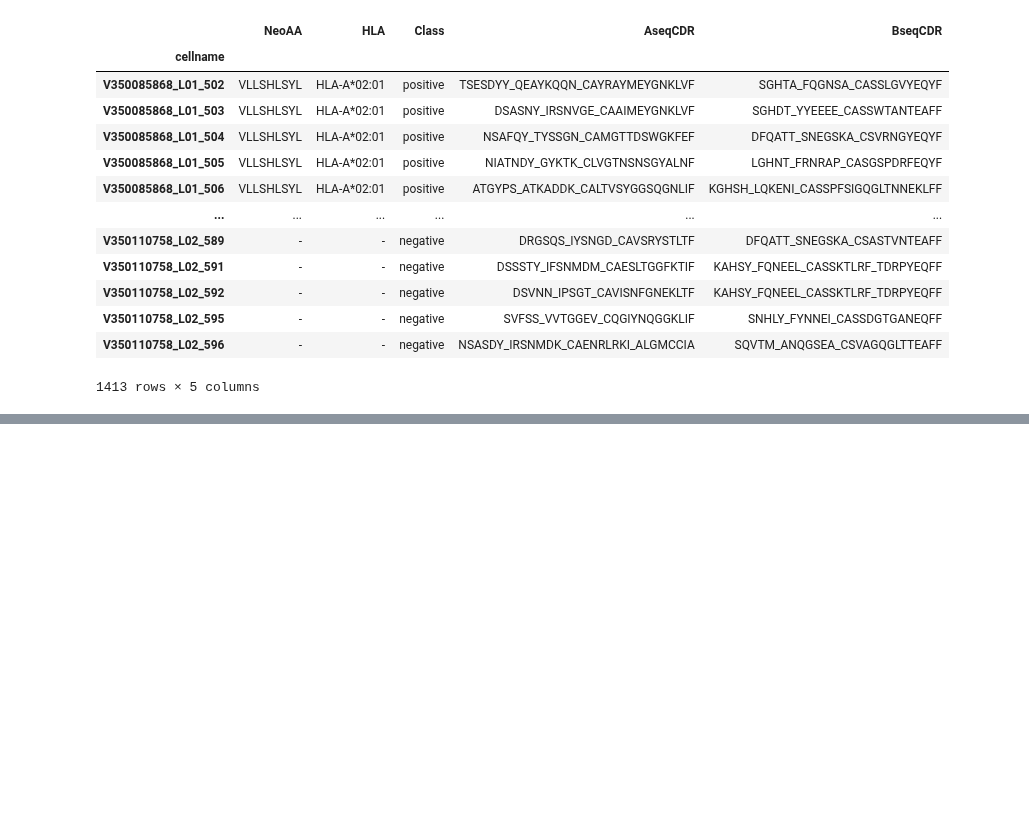
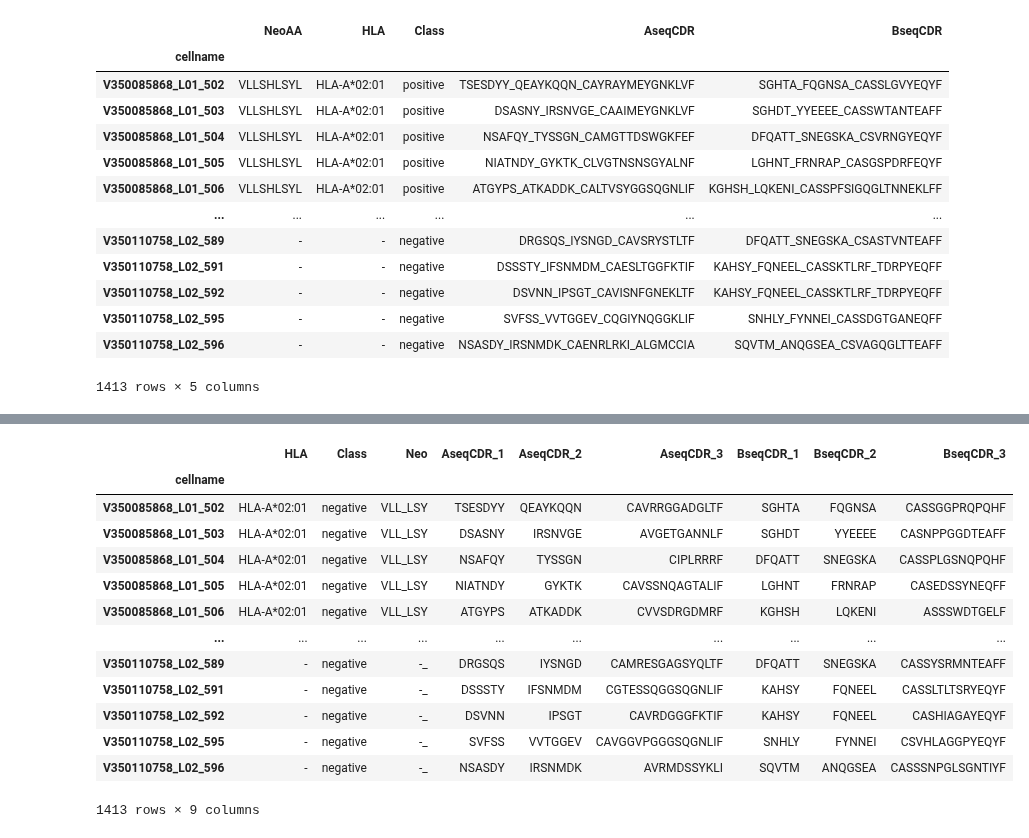
Before and after one commit to cb11711211/pMHC-TCR-binding-prediction, a Jupyter notebook: prediction_model/testing_diverse_model.ipynb, the cells around one changed output, grey strips where cells are left out. Cells and saved outputs as stored; diff of their text form; code cells hidden in the pictures; blank space fills up the shorter version.

```diff
--- a/prediction_model/testing_diverse_model.ipynb
+++ b/prediction_model/testing_diverse_model.ipynb
@@ -424,0 +425,24 @@ for chain in ["AseqCDR", "BseqCDR"]:
+# %%
+# Create some negative sample by randomly mutant the aa of CDR3 sequence
+df_ng = df.copy()
+df_ng["Class"] = "negative"
+df_ng["AseqCDR_3"] = df_ng["AseqCDR_3"].apply(lambda x: random.choice(list(set(df["AseqCDR_3"]) - set(x))))
+df_ng["BseqCDR_3"] = df_ng["BseqCDR_3"].apply(lambda x: random.choice(list(set(df["BseqCDR_3"]) - set(x))))
+# %%
+# set(df["AseqCDR_3"].unique())
+df_ng
+# %% [output]
+|  | HLA | Class | Neo | AseqCDR_1 | AseqCDR_2 | AseqCDR_3 | BseqCDR_1 | BseqCDR_2 | BseqCDR_3 |
+| cellname |  |  |  |  |  |  |  |  |  |
+| V350085868_L01_502 | HLA-A*02:01 | negative | VLL_LSY | TSESDYY | QEAYKQQN | CAVRRGGADGLTF | SGHTA | FQGNSA | CASSGGPRQPQHF |
+| V350085868_L01_503 | HLA-A*02:01 | negative | VLL_LSY | DSASNY | IRSNVGE | AVGETGANNLF | SGHDT | YYEEEE | CASNPPGGDTEAFF |
+| V350085868_L01_504 | HLA-A*02:01 | negative | VLL_LSY | NSAFQY | TYSSGN | CIPLRRRF | DFQATT | SNEGSKA | CASSPLGSNQPQHF |
+| V350085868_L01_505 | HLA-A*02:01 | negative | VLL_LSY | NIATNDY | GYKTK | CAVSSNQAGTALIF | LGHNT | FRNRAP | CASEDSSYNEQFF |
+| V350085868_L01_506 | HLA-A*02:01 | negative | VLL_LSY | ATGYPS | ATKADDK | CVVSDRGDMRF | KGHSH | LQKENI | ASSSWDTGELF |
+| ... | ... | ... | ... | ... | ... | ... | ... | ... | ... |
+| V350110758_L02_589 | - | negative | -_ | DRGSQS | IYSNGD | CAMRESGAGSYQLTF | DFQATT | SNEGSKA | CASSYSRMNTEAFF |
+| V350110758_L02_591 | - | negative | -_ | DSSSTY | IFSNMDM | CGTESSQGGSQGNLIF | KAHSY | FQNEEL | CASSLTLTSRYEQYF |
+| V350110758_L02_592 | - | negative | -_ | DSVNN | IPSGT | CAVRDGGGFKTIF | KAHSY | FQNEEL | CASHIAGAYEQYF |
+| V350110758_L02_595 | - | negative | -_ | SVFSS | VVTGGEV | CAVGGVPGGGSQGNLIF | SNHLY | FYNNEI | CSVHLAGGPYEQYF |
+| V350110758_L02_596 | - | negative | -_ | NSASDY | IRSNMDK | AVRMDSSYKLI | SQVTM | ANQGSEA | CASSSNPGLSGNTIYF |
+1413 rows × 9 columns
```
Also changed, not shown: parts of 6 cells of this notebook, 1 other file.
